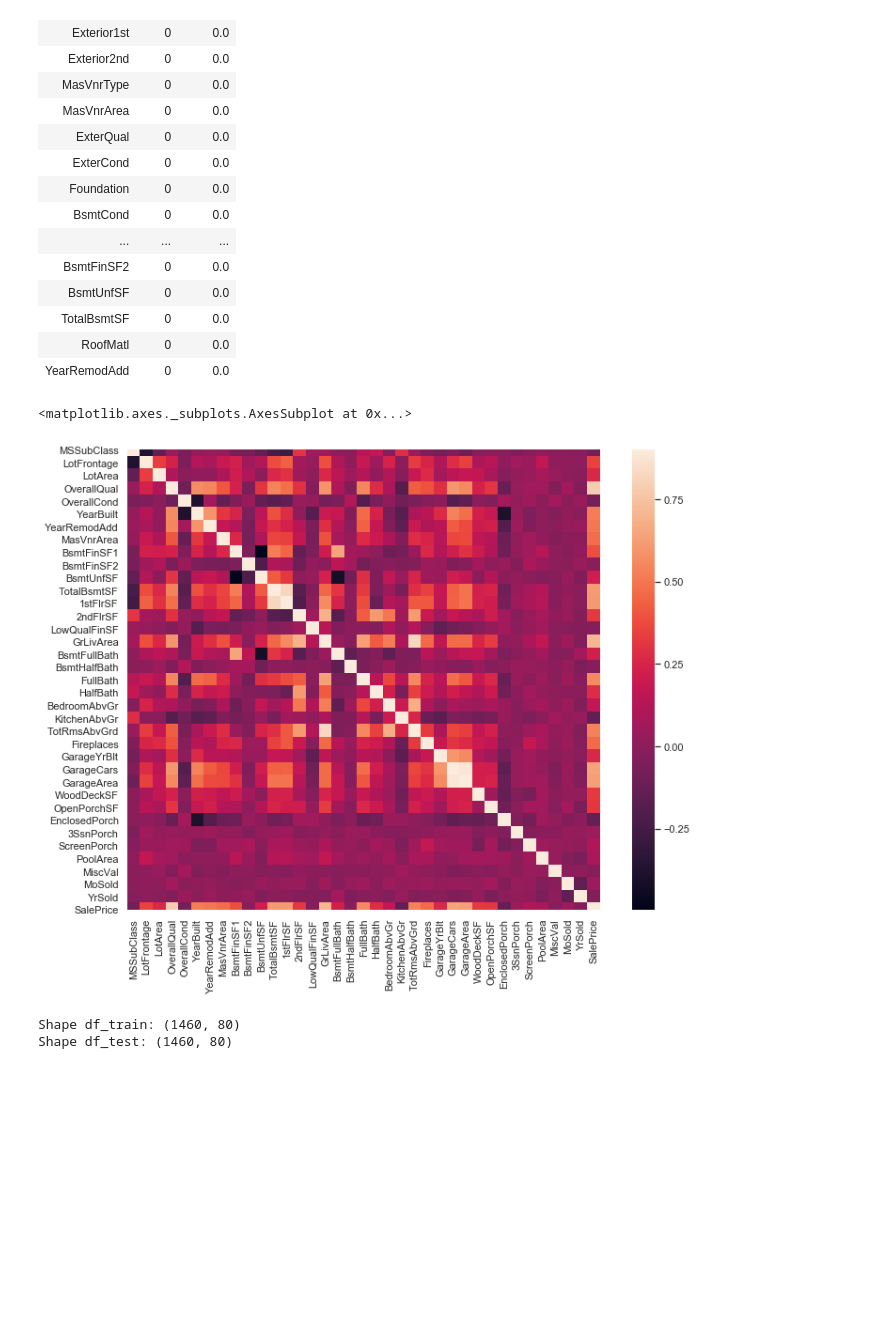
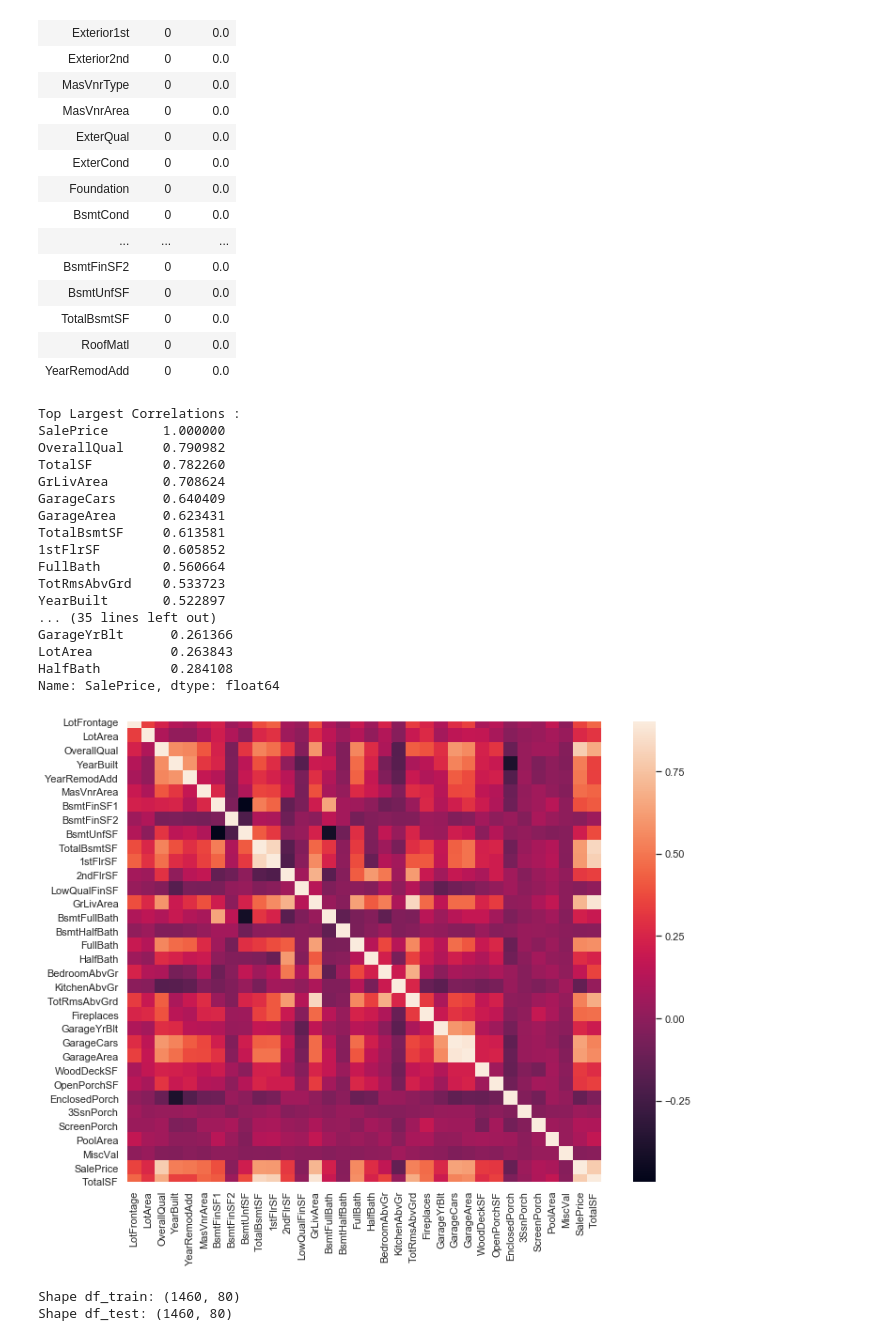
Before and after one commit to MiaLPrice/IntroMLProject, a Jupyter notebook: MLProject.ipynb, the cells around one changed output. Cells and saved outputs as stored; diff of their text form; code cells hidden in the pictures; blank space fills up the shorter version.

```diff
--- a/MLProject.ipynb
+++ b/MLProject.ipynb
@@ -338,14 +352,6 @@ missing_data.head(20)
 x = list(missing_data[missing_data['Total'] > 0].index)
 df_train.drop(x,axis=1,inplace=True )
 df_test.drop(x,axis=1,inplace=True )
-# %%
-#Correlation map to see how features are correlated with SalePrice
-corrmat = df_train.corr()
-plt.subplots(figsize=(12,9))
-sns.heatmap(corrmat, vmax=0.9, square=True)
-# %% [output]
-<matplotlib.axes._subplots.AxesSubplot at 0x...>
-[figure, removed]
 # %%
 df_train['MSSubClass'] = df_train['MSSubClass'].apply(str)
 df_train['OverallCond'] = df_train['OverallCond'].astype(str)
@@ -360,6 +366,40 @@ df_test['MoSold'] = df_test['MoSold'].astype(str)
 # Adding total sqfootage feature
 df_train['TotalSF'] = df_train['TotalBsmtSF'] + df_train['1stFlrSF'] + df_train['2ndFlrSF']
 df_test['TotalSF'] = df_test['TotalBsmtSF'] + df_test['1stFlrSF'] + df_test['2ndFlrSF']
+# %%
+#Correlation map to see how features are correlated with SalePrice
+corrmat = df_train.corr()
+plt.subplots(figsize=(12,9))
+sns.heatmap(corrmat, vmax=0.9, square=True)
+n_largest_top = 31
+n_smallest_top = 15
+top_large_corr = corrmat.nlargest(n_largest_top, 'SalePrice')['SalePrice']
+top_small_corr = corrmat.nsmallest(n_smallest_top, 'SalePrice')['SalePrice']
+print("Top Largest Correlations :")
+print(top_large_corr)
+print("____________________________")
+print("Top Smallest Correlations :")
+print(top_small_corr)
+num_attrs = np.append(top_large_corr.index.values, top_small_corr.index.values, axis=0)
+# %% [output]
+Top Largest Correlations :
+SalePrice       1.000000
+OverallQual     0.790982
+TotalSF         0.782260
+GrLivArea       0.708624
+GarageCars      0.640409
+GarageArea      0.623431
+TotalBsmtSF     0.613581
+1stFlrSF        0.605852
+FullBath        0.560664
+TotRmsAbvGrd    0.533723
+YearBuilt       0.522897
+... (35 lines left out)
+GarageYrBlt      0.261366
+LotArea          0.263843
+HalfBath         0.284108
+Name: SalePrice, dtype: float64
+[figure, added]
 # %%
 from sklearn.preprocessing import LabelEncoder
 cols = ('MSZoning', 'BsmtCond', 'GarageQual', 'GarageCond',
```
Also changed, not shown: parts of 9 cells of this notebook.
